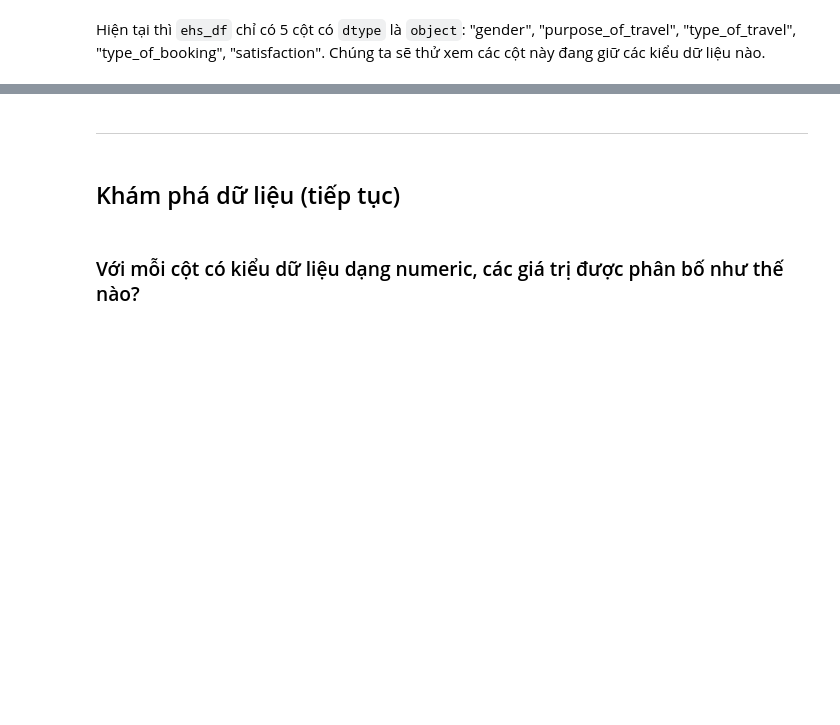
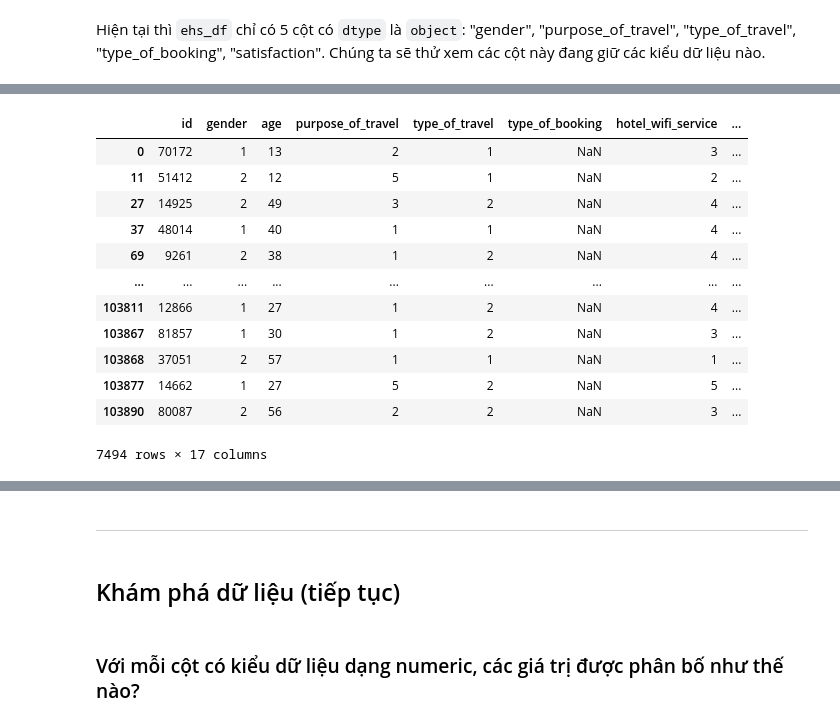
Before and after one commit to SyThuan1803/Data_Science_Proramming_FinalProject, a Jupyter notebook: final_project.ipynb, the cells around one changed output, grey strips where cells are left out. Saved outputs shown, nothing was run; the diff lists cells and outputs as text; code cells hidden in the pictures; blank space fills up the shorter version.

```diff
--- a/final_project.ipynb
+++ b/final_project.ipynb
@@ -193,2 +148,0 @@ Chuyển hết giá trị Not defined thành NaN
-# %%
-ehs_df.loc[ehs_df['Type Of Booking'] == 'Not defined', 'Type Of Booking'] = np.nan
@@ -306,8 +148,0 @@ while(1):
-# %%
-filled_nanvals = filled_ratings[np.isnan(ratings)].round(0)
-sample_df_isnan.loc[:,'Type Of Booking']=filled_nanvals
-ehs_df=ehs_df[~ehs_df['Type Of Booking'].isna()]
-# sample_df=pd.concat((sample_df,sample_df_isnan),axis=0).reset_index(drop=True)
-ehs_df=pd.concat((sample_df_isnan,ehs_df),ignore_index=True,axis=0)
-ehs_df=ehs_df.sample(frac=1, random_state=42).reset_index(drop=True)
-ehs_df
@@ -407,0 +220,39 @@ array(['1', 2], dtype=object)
+# %%
+# Chuyển hết giá trị Not defined thành NaN
+ehs_df.loc[ehs_df['type_of_booking'] == 'Not defined', 'type_of_booking'] = np.nan
+# %%
+# Chuẩn hóa các cột Categorical thành cột có dạng số
+
+ehs_df['gender'] = ehs_df['gender'].replace(['Male'],1)
+ehs_df['gender'] =ehs_df['gender'].replace(['Female'],2)
+
+ehs_df['type_of_travel'] = ehs_df['type_of_travel'].replace(['Personal Travel'],1)
+ehs_df['type_of_travel'] = ehs_df['type_of_travel'].replace(['Group Travel'],2)
+
+ehs_df['satisfaction'] = ehs_df['satisfaction'].replace(['neutral or dissatisfied'],0)
+ehs_df['satisfaction'] = ehs_df['satisfaction'].replace(['satisfied'],1)
+ehs_df['type_of_booking'] = ehs_df['type_of_booking'].replace(['Individual/Couple'],1)
+ehs_df['type_of_booking'] = ehs_df['type_of_booking'].replace(['Group bookings'],2)
+
+ehs_df['purpose_of_travel'] = ehs_df['purpose_of_travel'].replace(['tourism'],5)
+ehs_df['purpose_of_travel'] = ehs_df['purpose_of_travel'].replace(['academic'],4)
+ehs_df['purpose_of_travel'] = ehs_df['purpose_of_travel'].replace(['business'],3)
+ehs_df['purpose_of_travel'] = ehs_df['purpose_of_travel'].replace(['aviation'],2)
+ehs_df['purpose_of_travel'] = ehs_df['purpose_of_travel'].replace(['personal'],1)
+# %%
+sample_df_isnan=ehs_df[ehs_df['type_of_booking'].isna()]
+sample_df_isnan
+# %% [output]
+|  | id | gender | age | purpose_of_travel | type_of_travel | type_of_booking | hotel_wifi_service | ... |
+| 0 | 70172 | 1 | 13 | 2 | 1 | NaN | 3 | ... |
+| 11 | 51412 | 2 | 12 | 5 | 1 | NaN | 2 | ... |
+| 27 | 14925 | 2 | 49 | 3 | 2 | NaN | 4 | ... |
+| 37 | 48014 | 1 | 40 | 1 | 1 | NaN | 4 | ... |
+| 69 | 9261 | 2 | 38 | 1 | 2 | NaN | 4 | ... |
+| ... | ... | ... | ... | ... | ... | ... | ... | ... |
+| 103811 | 12866 | 1 | 27 | 1 | 2 | NaN | 4 | ... |
+| 103867 | 81857 | 1 | 30 | 1 | 2 | NaN | 3 | ... |
+| 103868 | 37051 | 2 | 57 | 1 | 1 | NaN | 1 | ... |
+| 103877 | 14662 | 1 | 27 | 5 | 2 | NaN | 5 | ... |
+| 103890 | 80087 | 2 | 56 | 2 | 2 | NaN | 3 | ... |
+7494 rows × 17 columns
```
Also changed, not shown: parts of 58 cells of this notebook.
